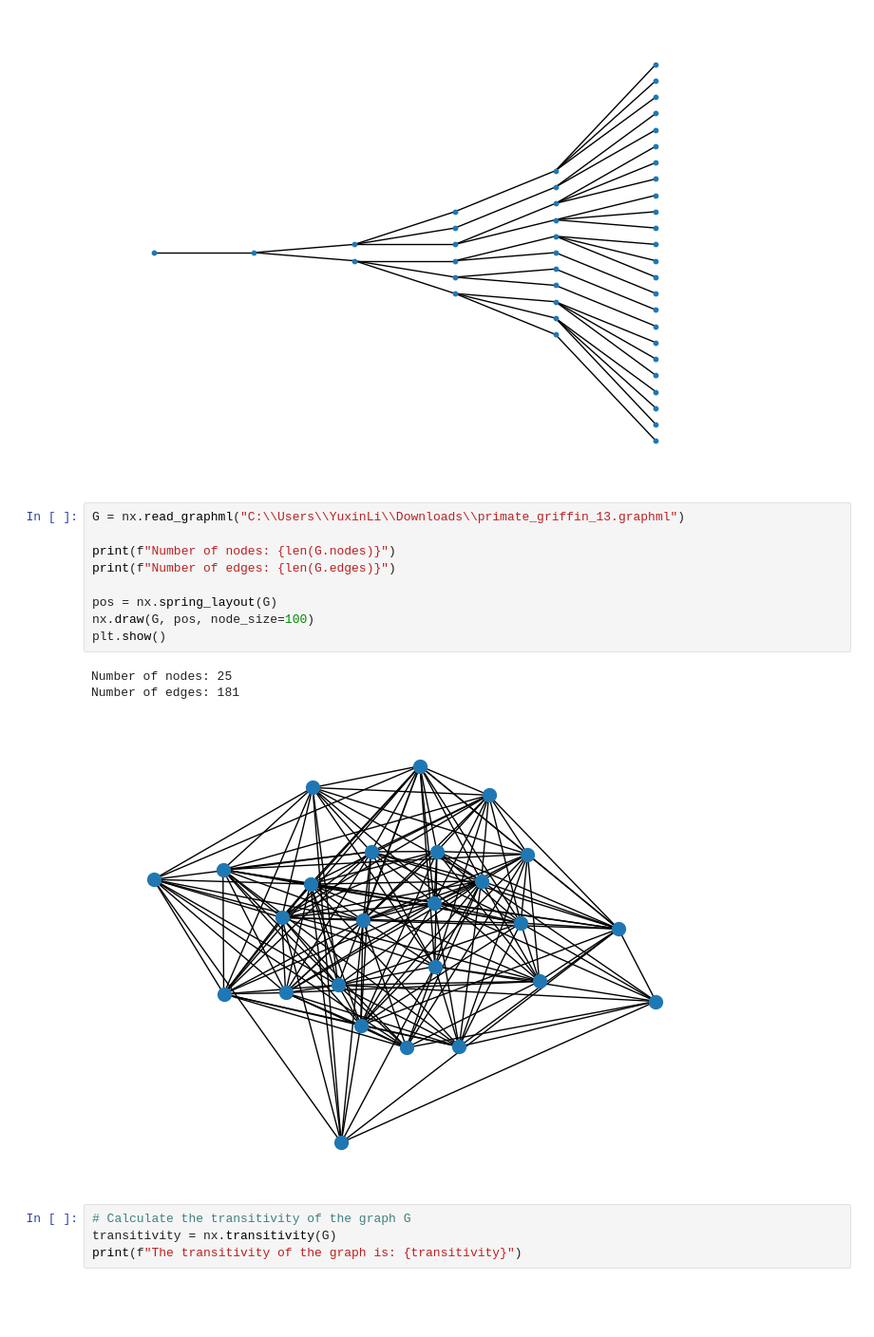
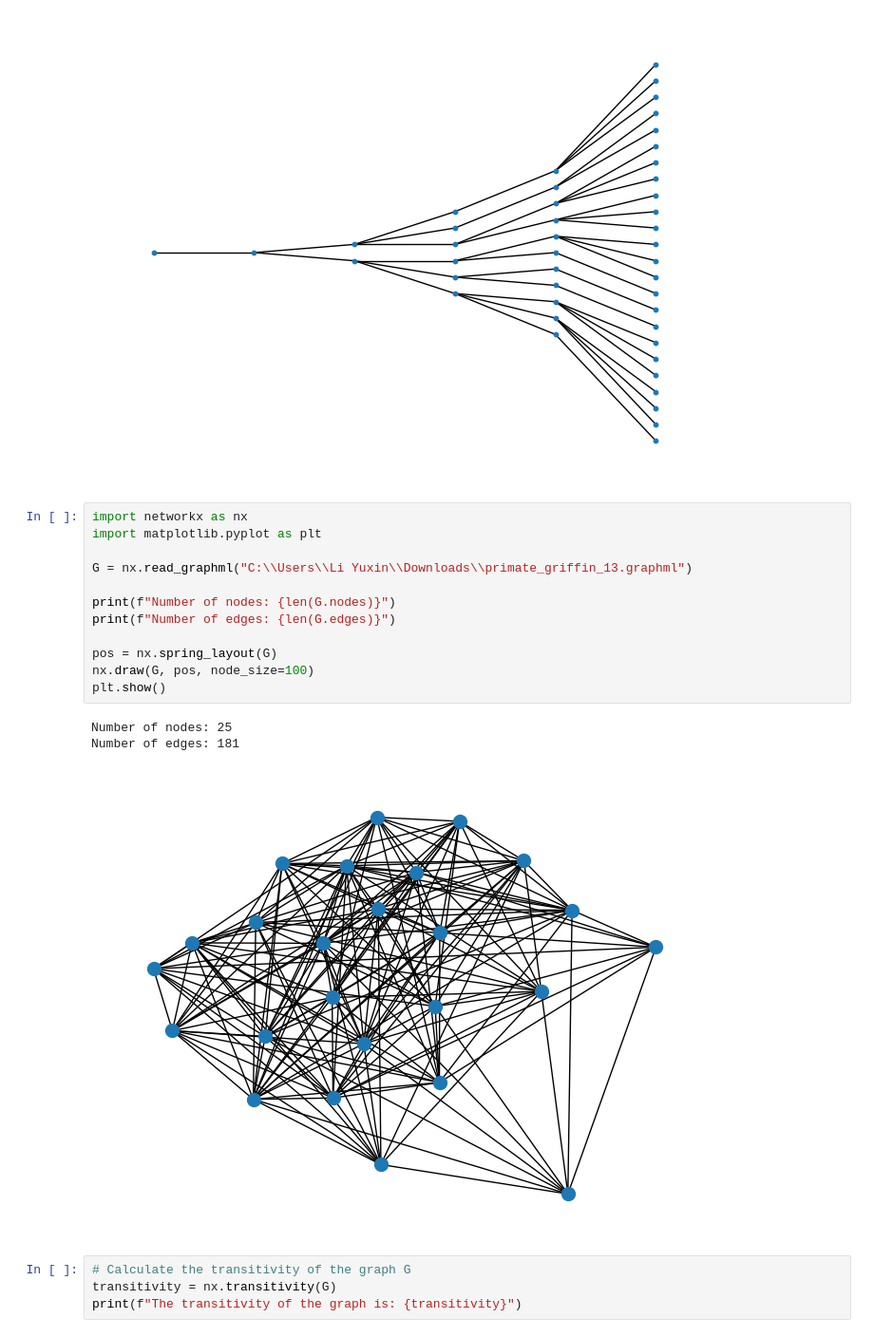
Before and after one commit to xxEthene/ST5225, a Jupyter notebook: lecture5.ipynb, the cells around one changed output. Shown at 95% size. Saved outputs shown, nothing was run; the diff lists cells and outputs as text; blank space fills up the shorter version.

```diff
--- a/lecture5.ipynb
+++ b/lecture5.ipynb
@@ -344,18 +344,21 @@ simulate_galton_watson(num_generations, offspring_distribution)
 # %% [output]
 [figure]
 # %%
-G = nx.read_graphml("C:\\Users\\YuxinLi\\Downloads\\primate_griffin_13.graphml")
+import networkx as nx
+import matplotlib.pyplot as plt
+
+G = nx.read_graphml("C:\\Users\\Li Yuxin\\Downloads\\primate_griffin_13.graphml")
 
 print(f"Number of nodes: {len(G.nodes)}")
 print(f"Number of edges: {len(G.edges)}")
 
 pos = nx.spring_layout(G)
 nx.draw(G, pos, node_size=100)
 plt.show()
 # %% [output]
 Number of nodes: 25
 Number of edges: 181
-[figure, old version]
+[figure, new version]
 # %%
 # Calculate the transitivity of the graph G
 transitivity = nx.transitivity(G)
```
Also changed, not shown: parts of 6 cells of this notebook, 1 other file.
